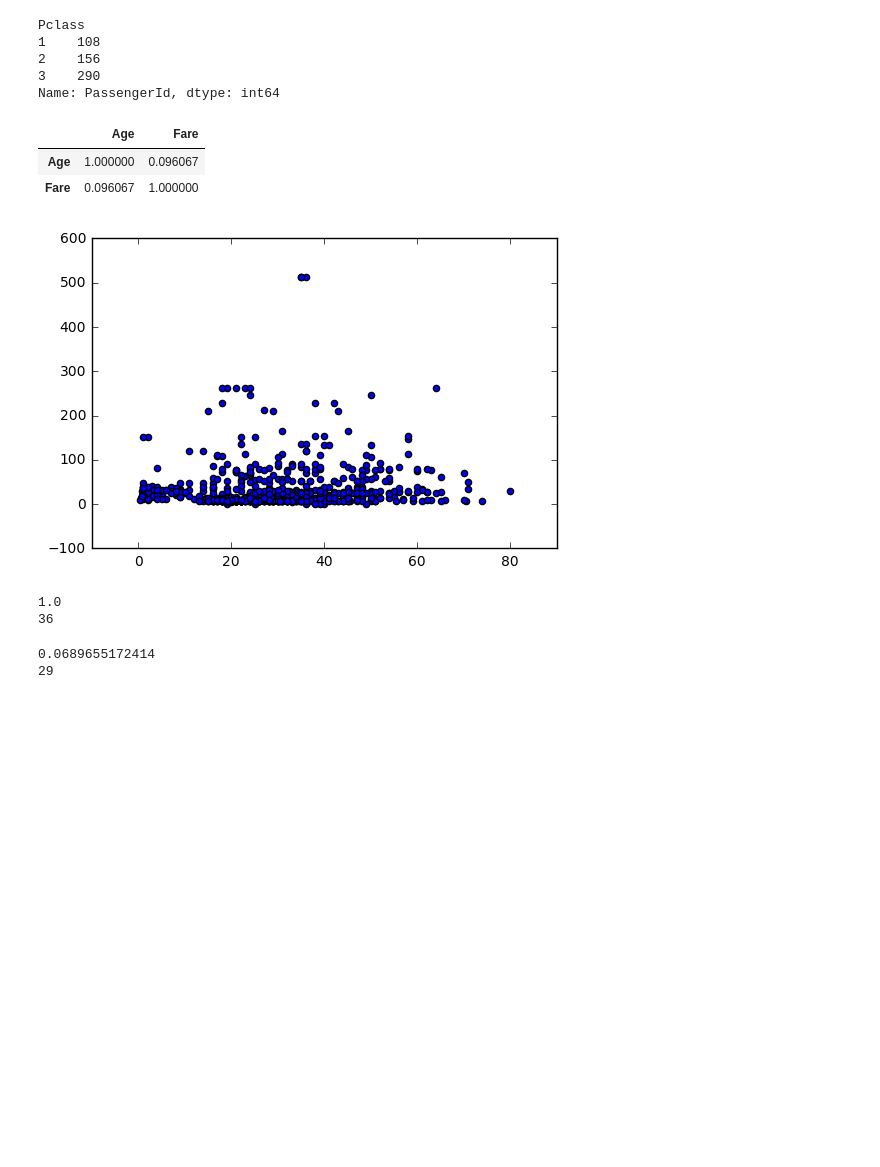
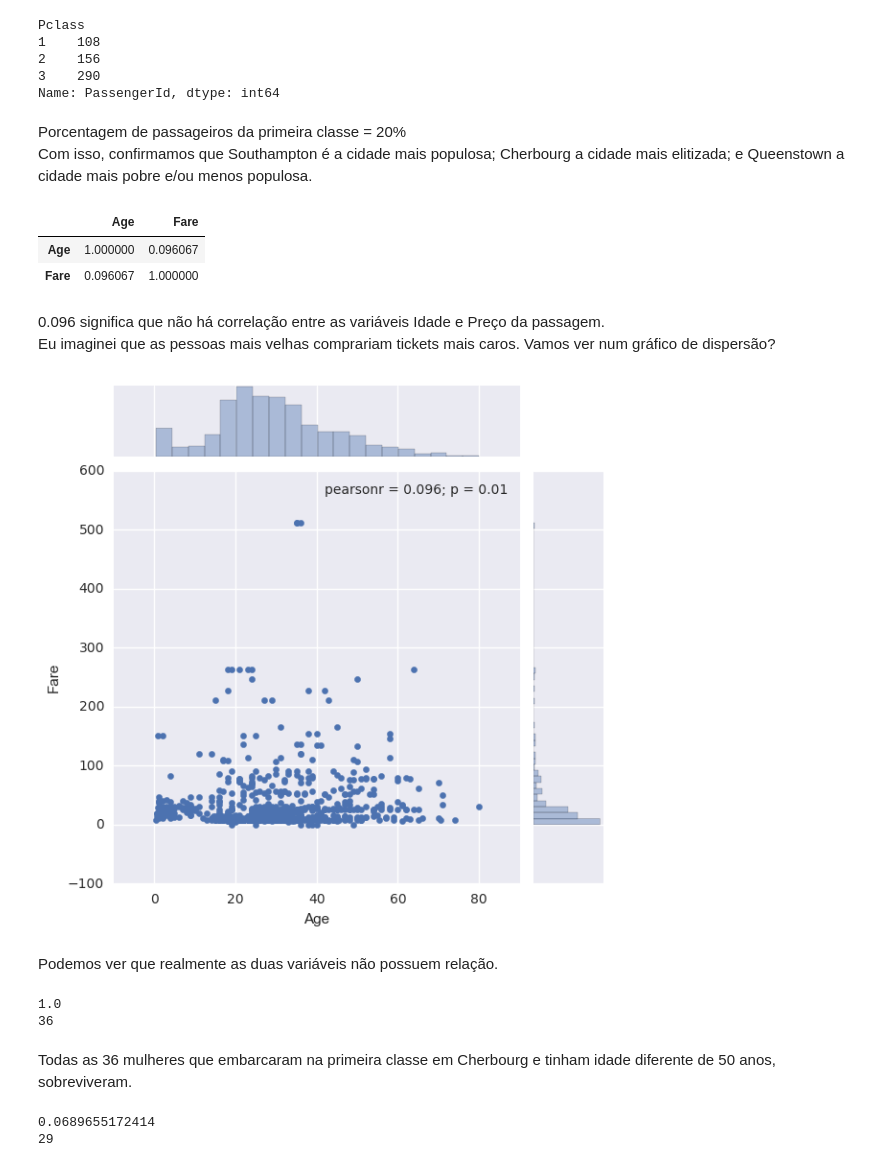
Before and after one commit to nrthorun/P2, a Jupyter notebook: P2+-+Titanic+Panda.ipynb, the cells around one changed output. Saved outputs shown, nothing was run; the diff lists cells and outputs as text; code cells hidden in the pictures; blank space fills up the shorter version.

```diff
--- a/P2+-+Titanic+Panda.ipynb
+++ b/P2+-+Titanic+Panda.ipynb
@@ -342,6 +378,10 @@ Pclass
 2    156
 3    290
 Name: PassengerId, dtype: int64
+# %% [markdown]
+Porcentagem de passageiros da primeira classe = 20% <br/>
+Com isso, confirmamos que Southampton é a cidade mais populosa; Cherbourg a cidade mais elitizada;
+e Queenstown a cidade mais pobre e/ou menos populosa.
 # %%
 # Fazer correlação entre idade e preço da passagem
 df = pd.read_csv('D:/Udacity/P2/titanic_data.csv', usecols=[5,9])
@@ -353,12 +390,18 @@ df.corr()
 |  | Age | Fare |
 | Age | 1.000000 | 0.096067 |
 | Fare | 0.096067 | 1.000000 |
-# %%
-plt.scatter(df['Age'],df['Fare'])
-plt.show()
-# É.. realmente as duas variáveis não possuem relação
-# %% [output]
-[figure, removed]
+# %% [markdown]
+0.096 significa que não há correlação entre as variáveis Idade e Preço da passagem. <br/>
+Eu imaginei que as pessoas mais velhas comprariam tickets mais caros.
+Vamos ver num gráfico de dispersão?
+# %%
+#Plota o gráfico de dispersão
+sns.jointplot(x="Age", y="Fare", data=df);
+sns.plt.show()
+# %% [output]
+[figure, added]
+# %% [markdown]
+Podemos ver que realmente as duas variáveis não possuem relação.
 # %%
 # Qual foi o grupo de pelo menos 20 pessoas, com a maior proporção de sobreviventes?
 print titanic_pd['Survived'][titanic_pd['Embarked']=="C"][titanic_pd["Sex"]=="female"][titanic_pd["Pclass"]==1][titanic_pd["Age"]<>50].mean()
@@ -367,6 +409,8 @@ print titanic_pd['Survived'][titanic_pd['Embarked']=="C"][titanic_pd["Sex"]=="fe
 # %% [output]
 1.0
 36
+# %% [markdown]
+Todas as 36 mulheres que embarcaram na primeira classe em Cherbourg e tinham idade diferente de 50 anos, sobreviveram.
 # %%
 # Qual foi o grupo de pelo menos 20 pessoas, com a menor proporção de sobreviventes?
 print titanic_pd['Survived'][titanic_pd['Embarked']=="S"][titanic_pd["Sex"]=="male"][titanic_pd["Pclass"]==3][titanic_pd["Age"]>=40].mean()
```
Also changed, not shown: parts of 53 cells of this notebook, 2 other files.
